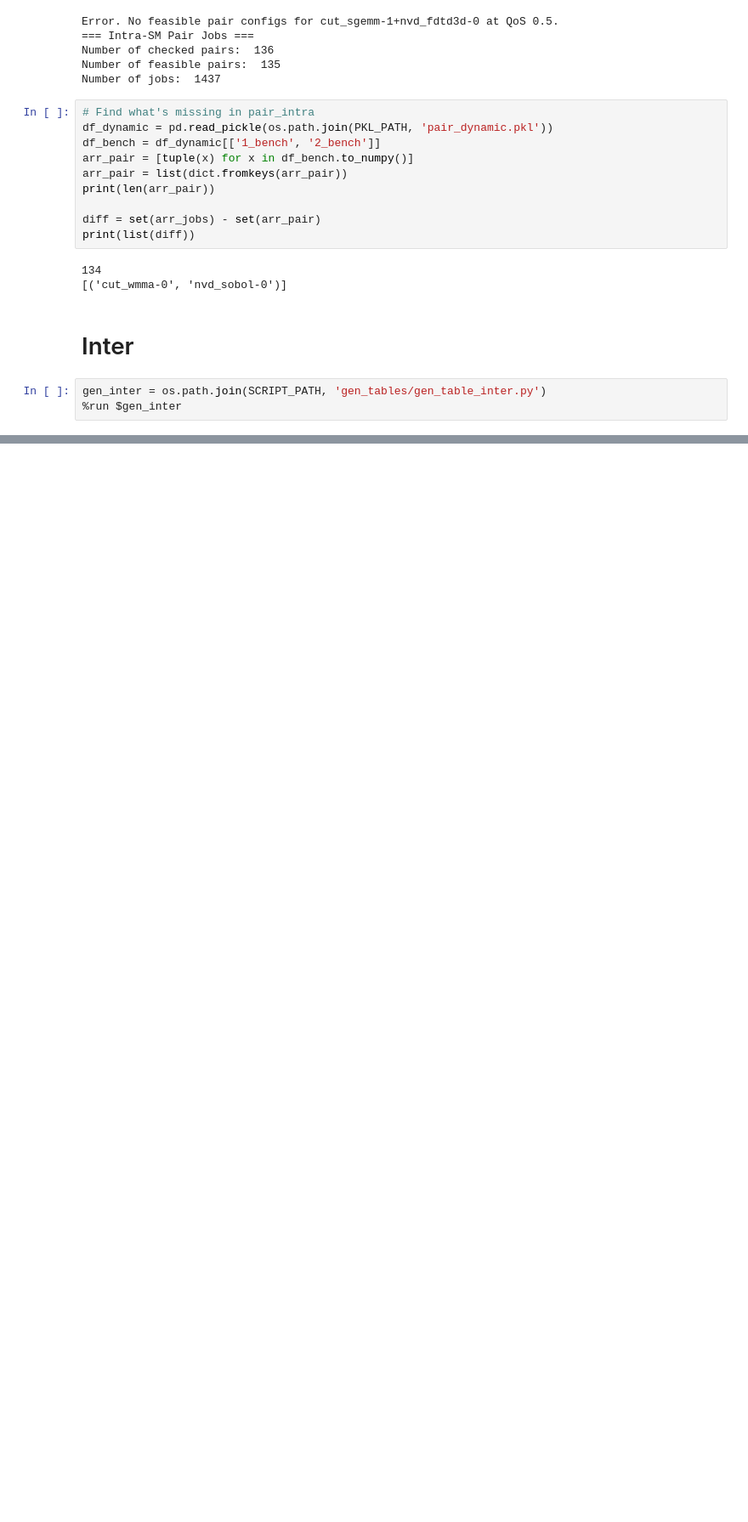
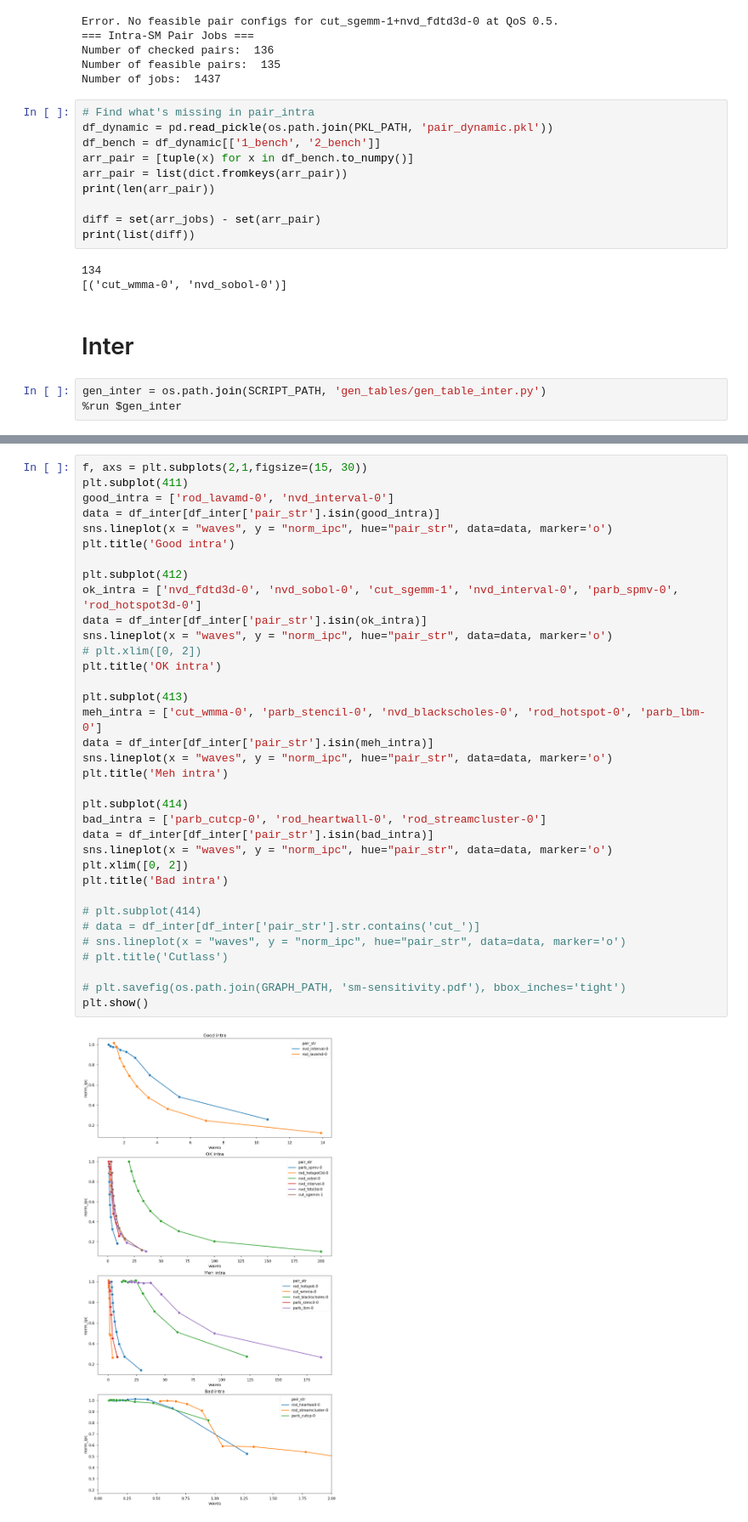
Before and after one commit to UofT-EcoSystem/GPU-Virtualization-Benchmarks, a Jupyter notebook: util/data/notebooks/View_Isolation.ipynb, the cells around one changed output, grey strips where cells are left out. Shown at 85% size. Drawn from its saved outputs; the diff is of its cells as text; blank space fills up the shorter version.

```diff
--- a/util/data/notebooks/View_Isolation.ipynb
+++ b/util/data/notebooks/View_Isolation.ipynb
@@ -323,3 +351,40 @@ plt.show()
+# %%
+f, axs = plt.subplots(2,1,figsize=(15, 30))
+plt.subplot(411)
+good_intra = ['rod_lavamd-0', 'nvd_interval-0']
+data = df_inter[df_inter['pair_str'].isin(good_intra)]
+sns.lineplot(x = "waves", y = "norm_ipc", hue="pair_str", data=data, marker='o')
+plt.title('Good intra')
+
+plt.subplot(412)
+ok_intra = ['nvd_fdtd3d-0', 'nvd_sobol-0', 'cut_sgemm-1', 'nvd_interval-0', 'parb_spmv-0', 'rod_hotspot3d-0']
+data = df_inter[df_inter['pair_str'].isin(ok_intra)]
+sns.lineplot(x = "waves", y = "norm_ipc", hue="pair_str", data=data, marker='o')
+# plt.xlim([0, 2])
+plt.title('OK intra')
+
+plt.subplot(413)
+meh_intra = ['cut_wmma-0', 'parb_stencil-0', 'nvd_blackscholes-0', 'rod_hotspot-0', 'parb_lbm-0']
+data = df_inter[df_inter['pair_str'].isin(meh_intra)]
+sns.lineplot(x = "waves", y = "norm_ipc", hue="pair_str", data=data, marker='o')
+plt.title('Meh intra')
+
+plt.subplot(414)
+bad_intra = ['parb_cutcp-0', 'rod_heartwall-0', 'rod_streamcluster-0']
+data = df_inter[df_inter['pair_str'].isin(bad_intra)]
+sns.lineplot(x = "waves", y = "norm_ipc", hue="pair_str", data=data, marker='o')
+plt.xlim([0, 2])
+plt.title('Bad intra')
+
+# plt.subplot(414)
+# data = df_inter[df_inter['pair_str'].str.contains('cut_')]
+# sns.lineplot(x = "waves", y = "norm_ipc", hue="pair_str", data=data, marker='o')
+# plt.title('Cutlass')
+
+# plt.savefig(os.path.join(GRAPH_PATH, 'sm-sensitivity.pdf'), bbox_inches='tight')
+plt.show()
+# %% [output]
+[figure, added]
 # %%
 app1 = widgets.Dropdown(
     options=df_inter['pair_str'].unique(),
```
Also changed, not shown: parts of 10 cells of this notebook, 2 other files.
